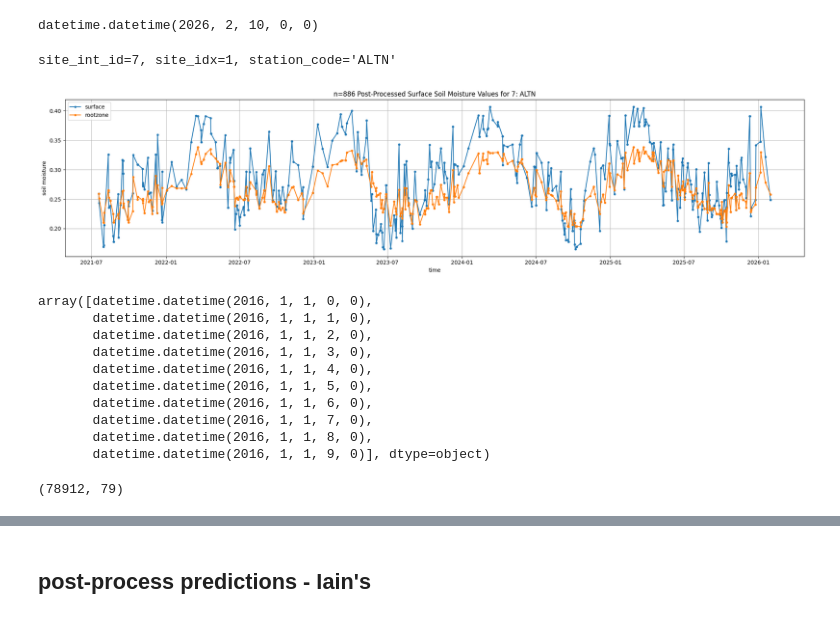
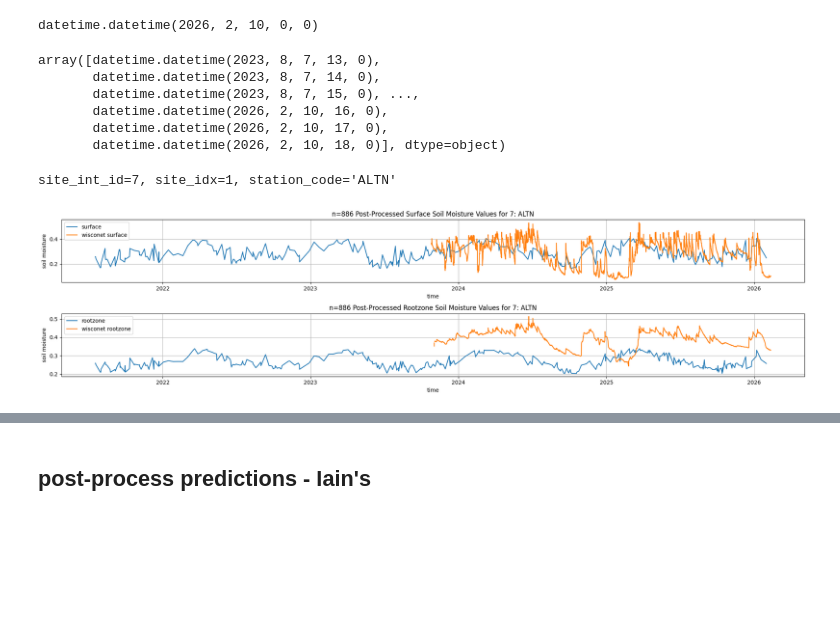
Before and after one commit to ilmcconnell/HRSM, a Jupyter notebook: HRSM_MAPPING_ML_pipeline_multiplePoints_lgar_inputs.ipynb, the cells around one changed output, grey strips where cells are left out. Drawn from its saved outputs; the diff is of its cells as text; code cells hidden in the pictures; blank space fills up the shorter version.

Commit message:
plot comparison figure for ALTN

```diff
--- a/HRSM_MAPPING_ML_pipeline_multiplePoints_lgar_inputs.ipynb
+++ b/HRSM_MAPPING_ML_pipeline_multiplePoints_lgar_inputs.ipynb
@@ -3019,7 +3034,7 @@ np.unique(sentinel1_surface_X_all[nan_values_mask][:, 1])  # every year
 array([2021.000000, 2022.000000, 2023.000000, 2024.000000, 2025.000000,
        2026.000000])
 # %%
-# @title plot one site's available wisconet truth for surface data
+# @title plot one site's sentinel-1 model co-incident available wisconet truth  surface data
 import pandas as pd
 import matplotlib.pyplot as plt
 
@@ -3052,7 +3067,7 @@ non_nan_site_obs_count = np.count_nonzero(
     )
 )
 
-ax.set_title(f'Soil Moisture Surface Ground Truth - Site {site_int_id}, n={non_nan_site_obs_count}')
+ax.set_title(f'Sentinel-1 Coincident Soil Moisture Surface Ground Truth - Site {site_int_id}, n={non_nan_site_obs_count}')
 ax.set_xlabel('Date')
 ax.set_ylabel('Soil Moisture (m³/m³)')
 
@@ -4010,67 +4027,76 @@ ssm_sl_arr2D.shape
 end_datetime
 # %% [output]
 datetime.datetime(2026, 2, 10, 0, 0)
+# %%
+wisconet_sm_site_arr = wisconet_sm_arr[wisconet_sm_arr[:,0] == site_int_id]
+time_points_wisconet_sm_site_arr = wisconet_sm_site_arr[:, 2]
+sorted_indicies = np.argsort(time_points_wisconet_sm_site_arr)
+time_points_wisconet_sm_site_arr = time_points_wisconet_sm_site_arr[sorted_indicies]
+time_points_wisconet_sm_site_arr
+# %% [output]
+array([datetime.datetime(2023, 8, 7, 13, 0),
+       datetime.datetime(2023, 8, 7, 14, 0),
+       datetime.datetime(2023, 8, 7, 15, 0), ...,
+       datetime.datetime(2026, 2, 10, 16, 0),
+       datetime.datetime(2026, 2, 10, 17, 0),
+       datetime.datetime(2026, 2, 10, 18, 0)], dtype=object)
 # %%
 # choose site
 site_int_id = 7
 
 site_idx = wisconet_site_id_to_site_arr_idx[site_int_id]
 station_code = wisconet_id_to_station_code[site_int_id]
 print(f"{site_int_id=}, {site_idx=}, {station_code=}")
 
 ssm_sl_arr2D_site = ssm_sl_arr2D[:, site_idx]
 ssm_rly_arr2D_site = ssm_rly_arr2D[:, site_idx]
 
 site_sl_nan_mask = ~np.isnan(ssm_sl_arr2D_site)
 # site_rl_nan_mask = ~np.isnan(ssm_rly_arr2D_site)
 # np.array_equal(site_sl_nan_mask, site_rl_nan_mask)  # True
 non_nan_ssm_sl_arr2D_site = ssm_sl_arr2D_site[site_sl_nan_mask]
 non_nan_ssm_rly_arr2D_site = ssm_rly_arr2D_site[site_sl_nan_mask]
 time_points_non_nan = df_date.index.values[site_sl_nan_mask]
 
-n_obs = non_nan_ssm_sl_arr2D_site.shape[0]
+wisconet_sm_site_arr = wisconet_sm_arr[wisconet_sm_arr[:,0] == site_int_id]
+time_points_wisconet_sm_site_arr = wisconet_sm_site_arr[:, 2]
+sorted_indicies = np.argsort(time_points_wisconet_sm_site_arr)
+sorted_wisconet_sm_site_arr = wisconet_sm_site_arr[sorted_indicies]
+
+time_points_wisconet_sm_site_arr = sorted_wisconet_sm_site_arr[:, 2]
+sly_sm_wisconet_site_arr = sorted_wisconet_sm_site_arr[:, 3]
+rly_sm_wisconet_site_arr = sorted_wisconet_sm_site_arr[:, 8]
+
+sly_n_obs = non_nan_ssm_sl_arr2D_site.shape[0]
+rly_n_obs = non_nan_ssm_rly_arr2D_site.shape[0]
 
 # plot using object-oriented API
-fig, ax = plt.subplots(figsize=(20, 5))
-ax.plot(time_points_non_nan, non_nan_ssm_sl_arr2D_site, marker=".", label="surface")
-ax.plot(time_points_non_nan, non_nan_ssm_rly_arr2D_site, marker=".", label="rootzone")
-
-ax.set_title(f"n={n_obs} Post-Processed Surface Soil Moisture Values for {site_int_id}: {station_code}")
+fig, axes = plt.subplots(2, 1, figsize=(20, 5))
+ax = axes[0]
+ax.plot(time_points_non_nan, non_nan_ssm_sl_arr2D_site,  label="surface")
+ax.plot(time_points_wisconet_sm_site_arr, sly_sm_wisconet_site_arr, label="wisconet surface")
+ax.set_title(f"n={sly_n_obs} Post-Processed Surface Soil Moisture Values for {site_int_id}: {station_code}")
 ax.set_xlabel("time")
 ax.set_ylabel("soil moisture")
+ax.legend(loc="upper left")
+ax.grid(True)
+
+ax = axes[1]
+ax.plot(time_points_non_nan, non_nan_ssm_rly_arr2D_site,  label="rootzone")
+ax.plot(time_points_wisconet_sm_site_arr, rly_sm_wisconet_site_arr, label="wisconet rootzone")
+ax.set_title(f"n={rly_n_obs} Post-Processed Rootzone Soil Moisture Values for {site_int_id}: {station_code}")
+ax.set_xlabel("time")
+ax.set_ylabel("soil moisture")
+ax.legend(loc="upper left")
+ax.grid(True)
 # ax.set_xticks(tick_labels)
 # ax.xaxis.set_major_formatter(mdates.DateFormatter('%Y-%m-%d %H:%M'))
 # plt.xticks(rotation=45, ha='right')
-ax.legend(loc="upper left")
-ax.grid(True)
+
 plt.tight_layout()
 plt.show()
 # %% [output]
 site_int_id=7, site_idx=1, station_code='ALTN'
-[figure, old version]
+[figure, new version]
 # %%
 # @title now data is ready to be fed to LGAR for process model hourly simulations
-# %%
-ssm_sl_arr2D.shape
-
-start_time = datetime(2016, 1, 1, 0)
-end_time = datetime(2024, 12, 31, 23)
-num_hours = int(((end_time - start_time).total_seconds() / 3600) + 1)
-len_seq = num_hours
-time_array = np.array([start_time + timedelta(hours=i) for i in range(num_hours)])
-time_array[:10]
-# %% [output]
-array([datetime.datetime(2016, 1, 1, 0, 0),
-       datetime.datetime(2016, 1, 1, 1, 0),
-       datetime.datetime(2016, 1, 1, 2, 0),
-       datetime.datetime(2016, 1, 1, 3, 0),
-       datetime.datetime(2016, 1, 1, 4, 0),
-       datetime.datetime(2016, 1, 1, 5, 0),
-       datetime.datetime(2016, 1, 1, 6, 0),
-       datetime.datetime(2016, 1, 1, 7, 0),
-       datetime.datetime(2016, 1, 1, 8, 0),
-       datetime.datetime(2016, 1, 1, 9, 0)], dtype=object)
-# %%
-ssm_sl_arr2D.shape
-# %% [output]
-(78912, 79)
```
Also changed, not shown: parts of 19 cells of this notebook.
